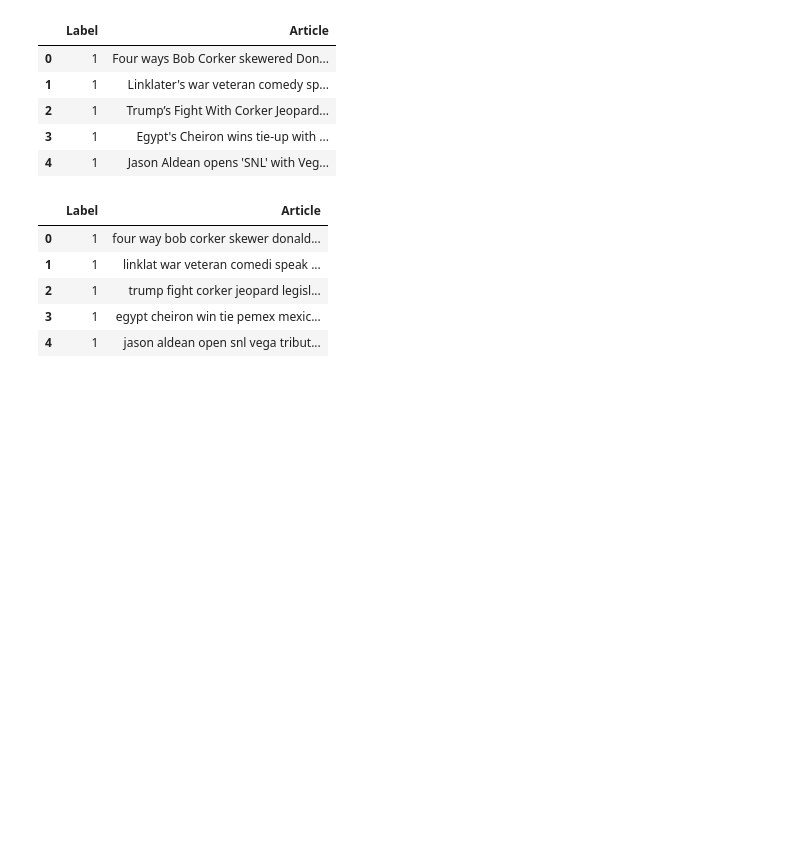
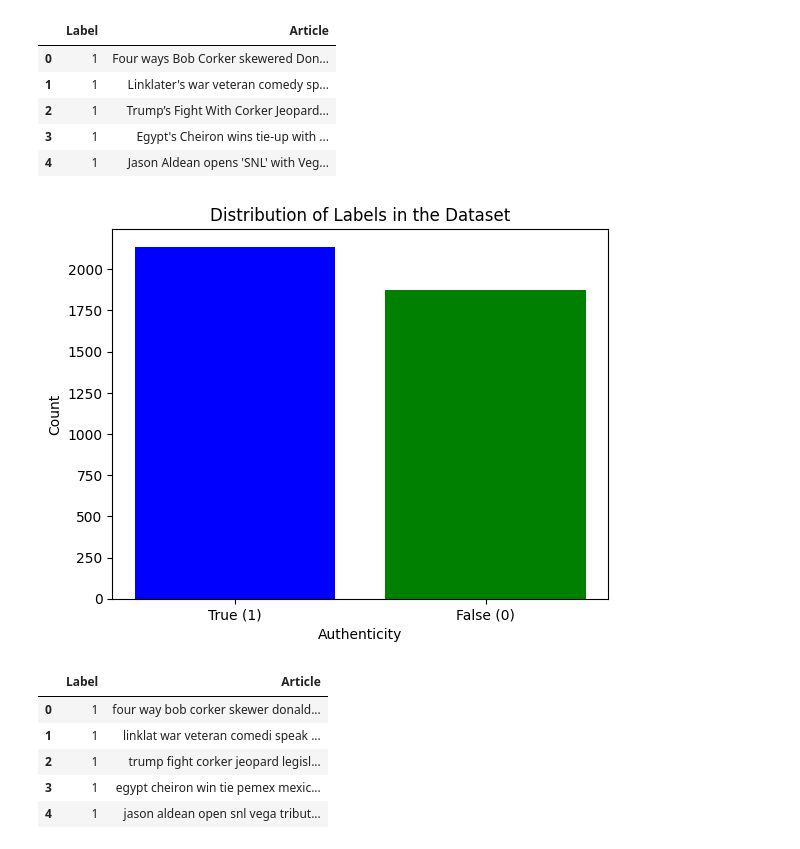
Before and after one commit to Rookieville/FakeNewsDetection, a Jupyter notebook: Main.ipynb, the cells around one changed output. Drawn from its saved outputs; the diff is of its cells as text; code cells hidden in the pictures; blank space fills up the shorter version.

```diff
--- a/Main.ipynb
+++ b/Main.ipynb
@@ -80,21 +80,23 @@ data.head()
 # %%
 #Bar chart to show distribution of labels in the dataset
 # Count the occurrences of each label
-label_counts = data['label'].value_counts()
+label_counts = data['Label'].value_counts()
 
 # Labels for the x-axis
 label_names = ['True (1)', 'False (0)']
 
 # Create a bar plot
 plt.bar(label_names, label_counts, color=['blue', 'green'])
 
 # Adding labels and title
 plt.xlabel('Authenticity')
 plt.ylabel('Count')
 plt.title('Distribution of Labels in the Dataset')
 
 # Show the plot
 plt.show()
+# %% [output]
+[figure, added]
 # %%
 ps = PorterStemmer()
 
```
Also changed, not shown: parts of 4 cells of this notebook.
